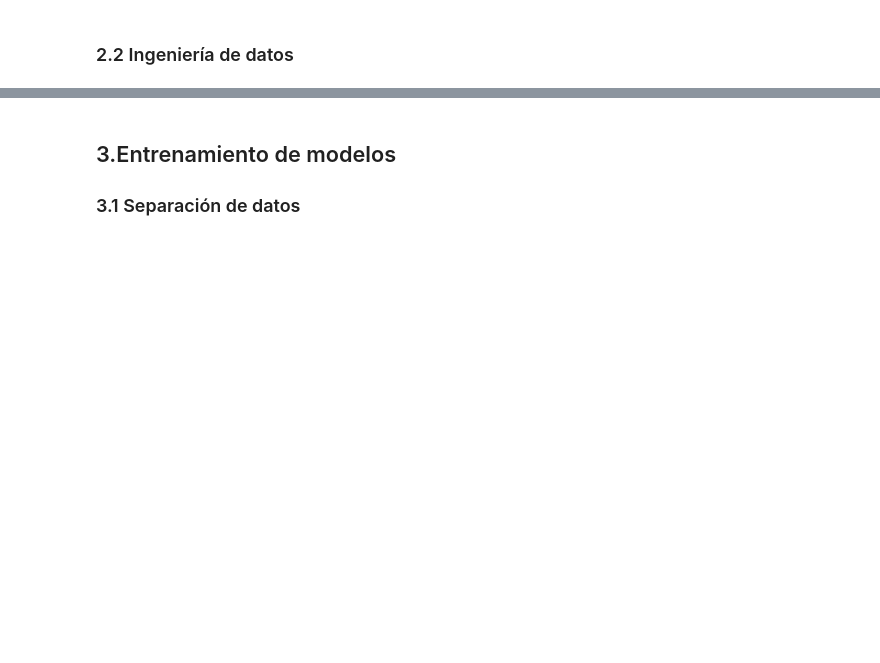
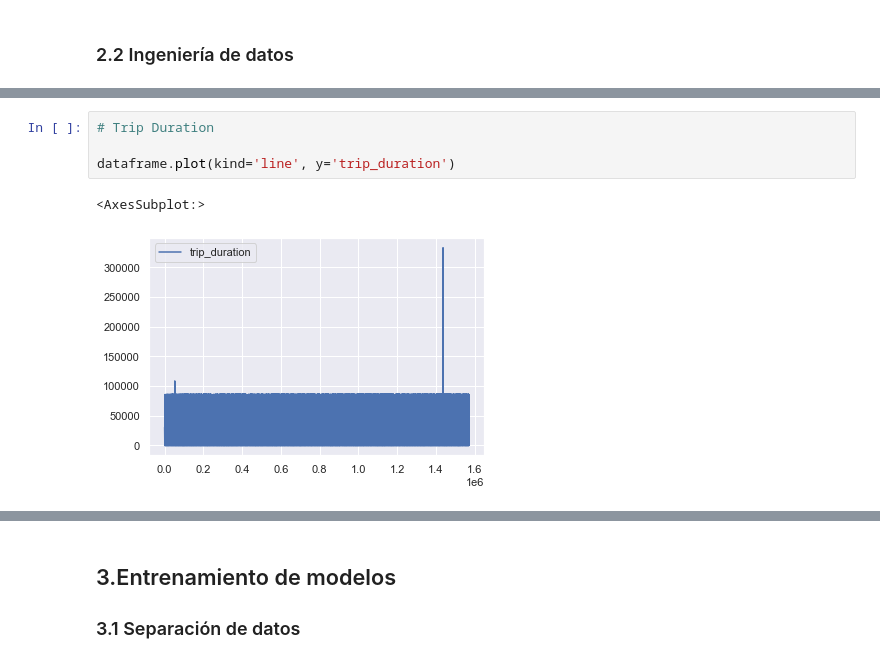
Before and after one commit to santiagobiobot/uba-ia-add-tpfinal, a Jupyter notebook: TP-final-AdDAI.ipynb, the cells around one changed output, grey strips where cells are left out. Drawn from its saved outputs; the diff is of its cells as text; blank space fills up the shorter version.

```diff
--- a/TP-final-AdDAI.ipynb
+++ b/TP-final-AdDAI.ipynb
@@ -504,0 +518,7 @@ dataframe['morning'].values.isnull().sum(), dataframe['afternoon'].values.isnull
+# %%
+# Trip Duration
+
+dataframe.plot(kind='line', y='trip_duration')
+# %% [output]
+<AxesSubplot:>
+[figure, added]
```
Also changed, not shown: parts of 23 cells of this notebook.
